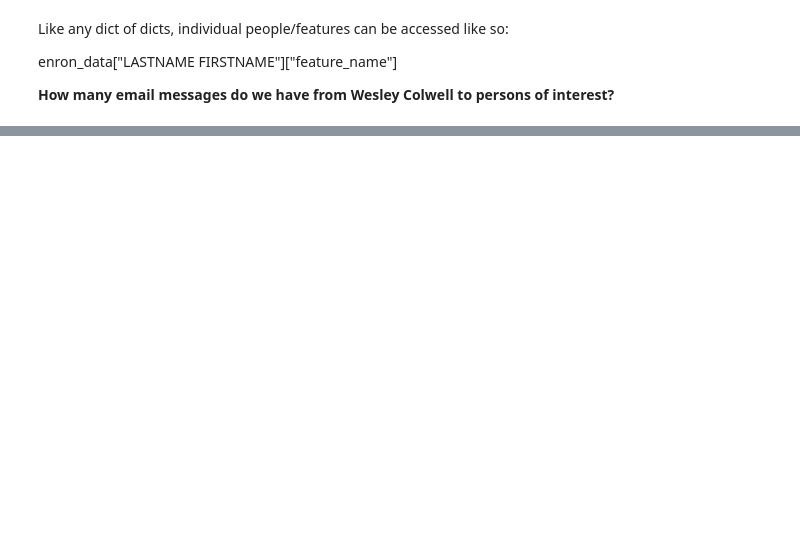
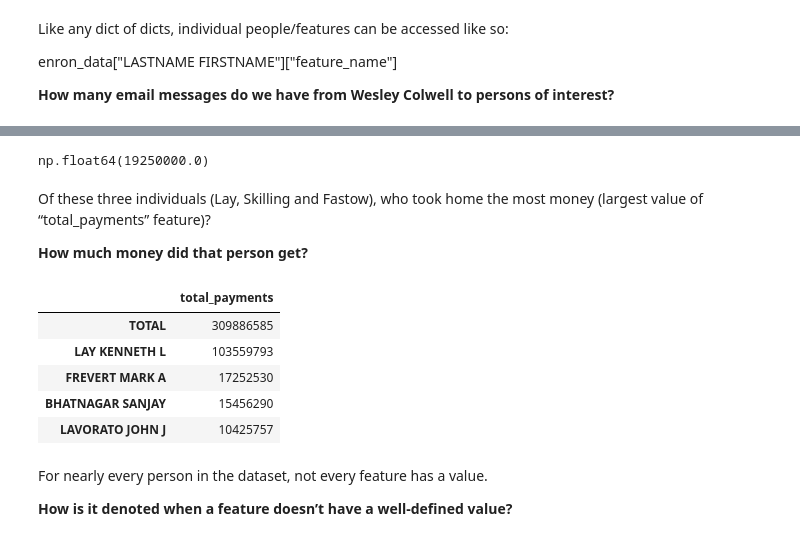
Before and after one commit to Bovly/ud120-projects, a Jupyter notebook: datasets_questions/explore_enron_data.ipynb, the cells around one changed output, grey strips where cells are left out. Saved outputs shown, nothing was run; the diff lists cells and outputs as text; code cells hidden in the pictures; blank space fills up the shorter version.

```diff
--- a/datasets_questions/explore_enron_data.ipynb
+++ b/datasets_questions/explore_enron_data.ipynb
@@ -95,0 +110,8 @@ df.loc['COLWELL WESLEY', 'from_this_person_to_poi']
+# %%
+df.loc['SKILLING JEFFREY K', 'exercised_stock_options']
+# %% [output]
+np.float64(19250000.0)
+# %% [markdown]
+Of these three individuals (Lay, Skilling and Fastow), who took home the most money (largest value of “total_payments” feature)?
+
+**How much money did that person get?**
@@ -95,0 +120,13 @@ df.loc['COLWELL WESLEY', 'from_this_person_to_poi']
+# %%
+df.nlargest(5, 'total_payments')[['total_payments']]
+# %% [output]
+|  | total_payments |
+| TOTAL | 309886585 |
+| LAY KENNETH L | 103559793 |
+| FREVERT MARK A | 17252530 |
+| BHATNAGAR SANJAY | 15456290 |
+| LAVORATO JOHN J | 10425757 |
+# %% [markdown]
+For nearly every person in the dataset, not every feature has a value.
+
+**How is it denoted when a feature doesn’t have a well-defined value?**
```
Also changed, not shown: parts of 18 cells of this notebook.
